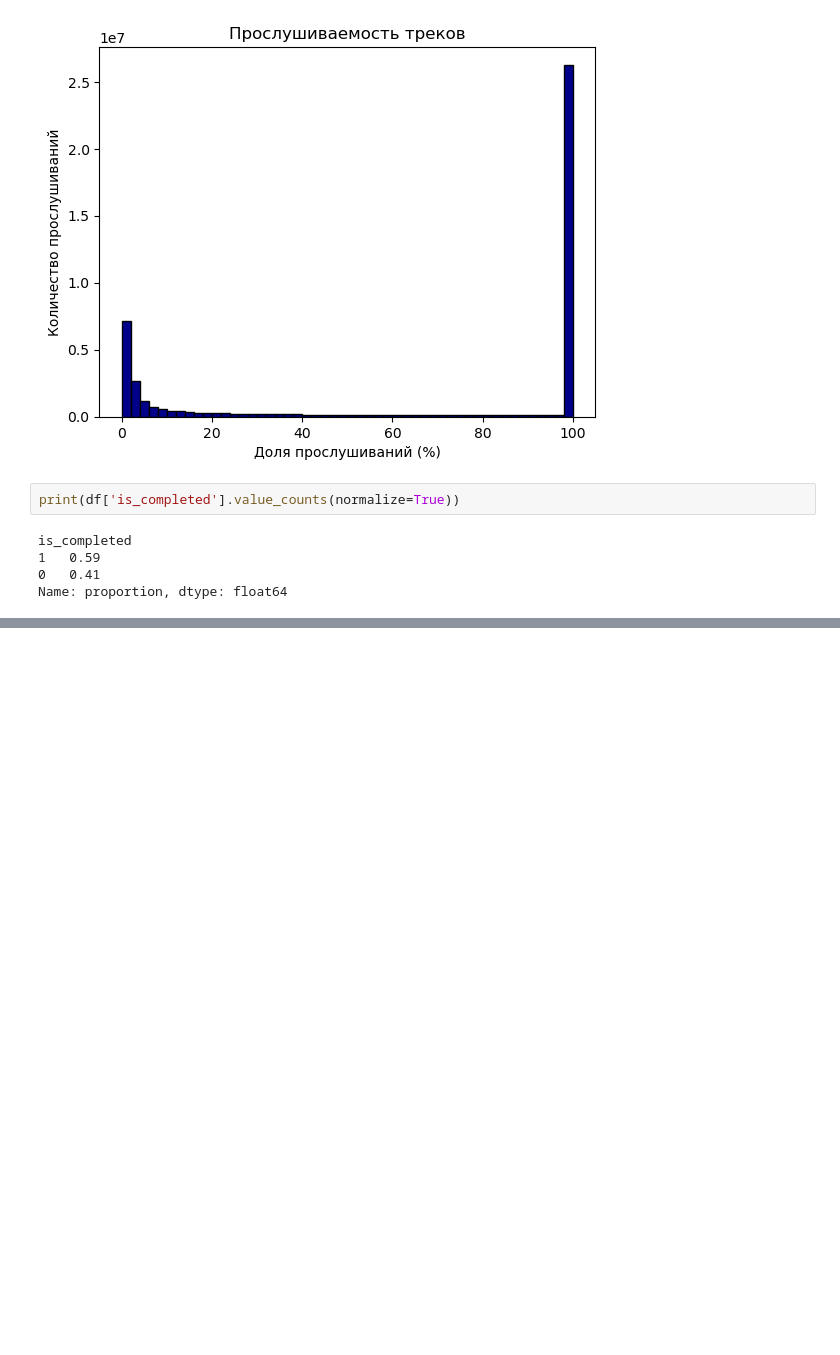
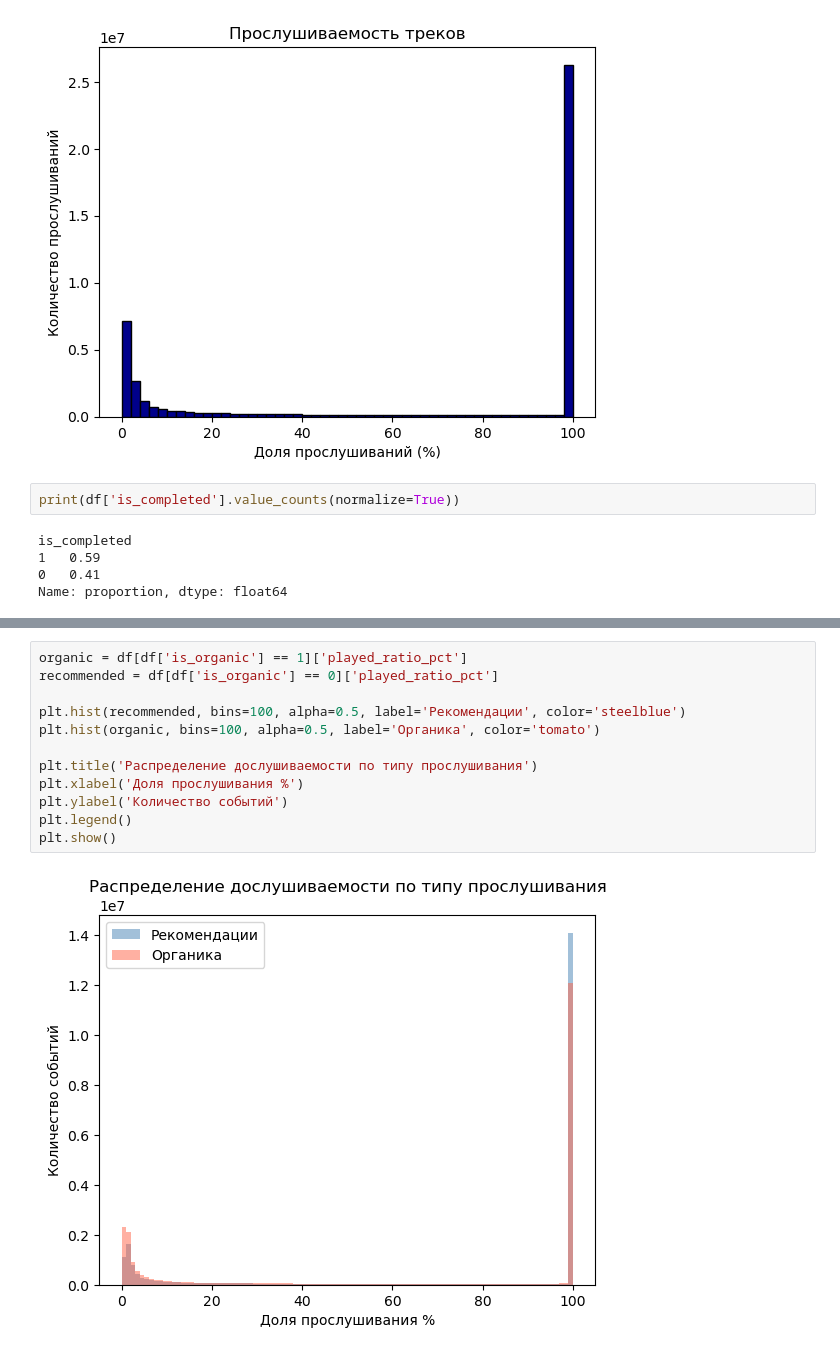
Before and after one commit to klarness/yandex-music-eda, a Jupyter notebook: src/yandex-music-eda.ipynb, the cells around one changed output, grey strips where cells are left out. Drawn from its saved outputs; the diff is of its cells as text; blank space fills up the shorter version.

```diff
--- a/src/yandex-music-eda.ipynb
+++ b/src/yandex-music-eda.ipynb
@@ -213,0 +326,14 @@ Name: proportion, dtype: float64
+# %%
+organic = df[df['is_organic'] == 1]['played_ratio_pct']
+recommended = df[df['is_organic'] == 0]['played_ratio_pct']
+
+plt.hist(recommended, bins=100, alpha=0.5, label='Рекомендации', color='steelblue')
+plt.hist(organic, bins=100, alpha=0.5, label='Органика', color='tomato')
+
+plt.title('Распределение дослушиваемости по типу прослушивания')
+plt.xlabel('Доля прослушивания %')
+plt.ylabel('Количество событий')
+plt.legend()
+plt.show()
+# %% [output]
+[figure, added]
```
Also changed, not shown: parts of 31 cells of this notebook.
